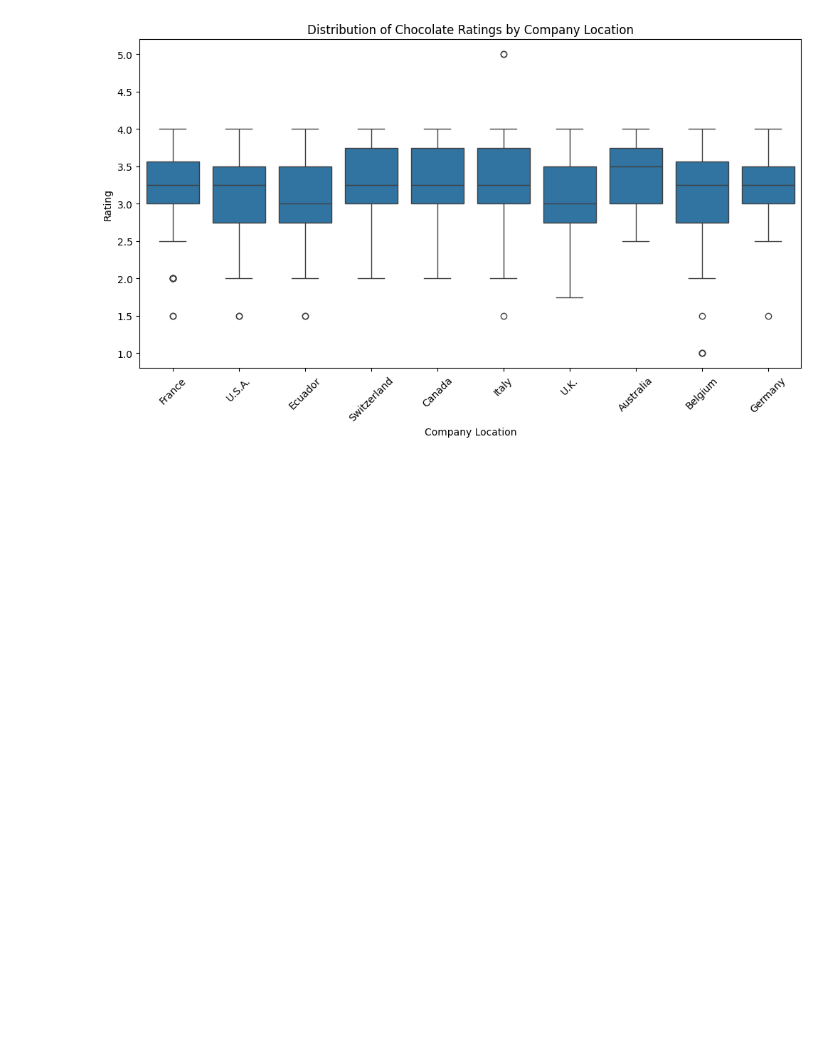
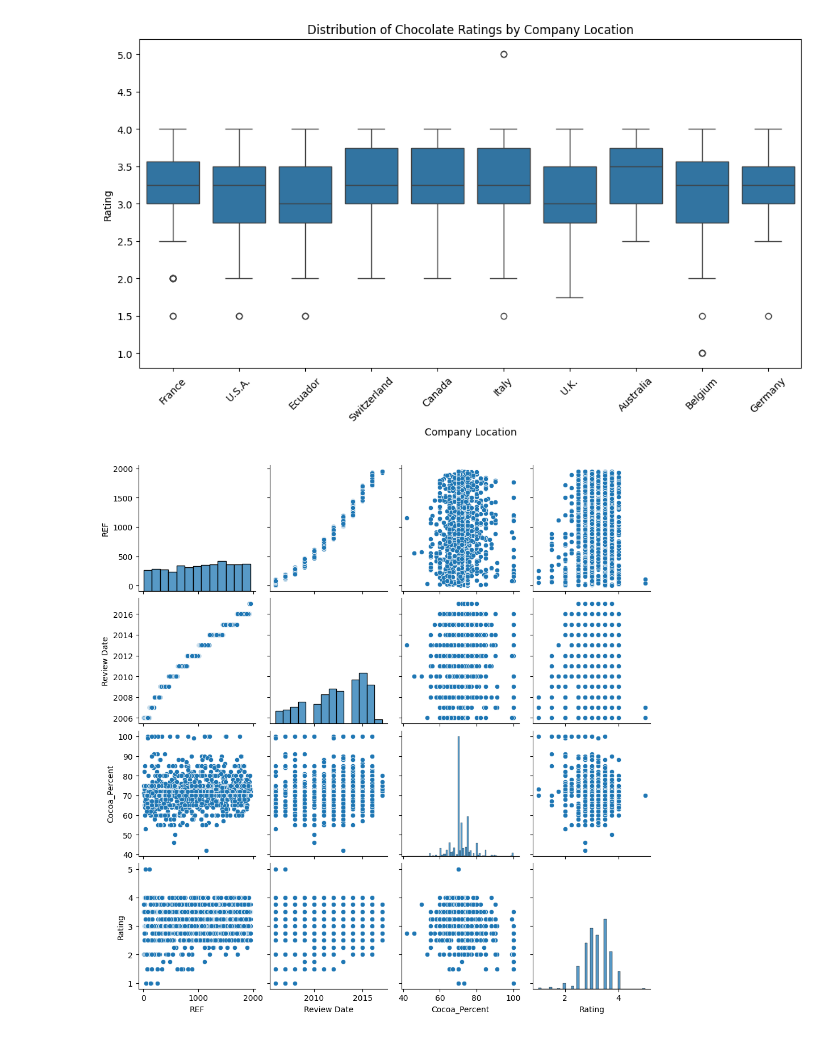
Before and after one commit to aloraorr/MLChocolateProject, a Jupyter notebook: ml_chocolate_project.ipynb, the cells around one changed output. Drawn from its saved outputs; the diff is of its cells as text; code cells hidden in the pictures; blank space fills up the shorter version.

Commit message:
added correlation matrix

```diff
--- a/ml_chocolate_project.ipynb
+++ b/ml_chocolate_project.ipynb
@@ -116,3 +116,13 @@ plt.xticks(rotation=45)
 plt.show()
 # %% [output]
 [figure]
+# %%
+import seaborn as sns
+import matplotlib.pyplot as plt
+
+# relationship between every variable of our matrix
+# only works for numerical data
+sns.pairplot(df)
+plt.show()
+# %% [output]
+[figure, added]
```
